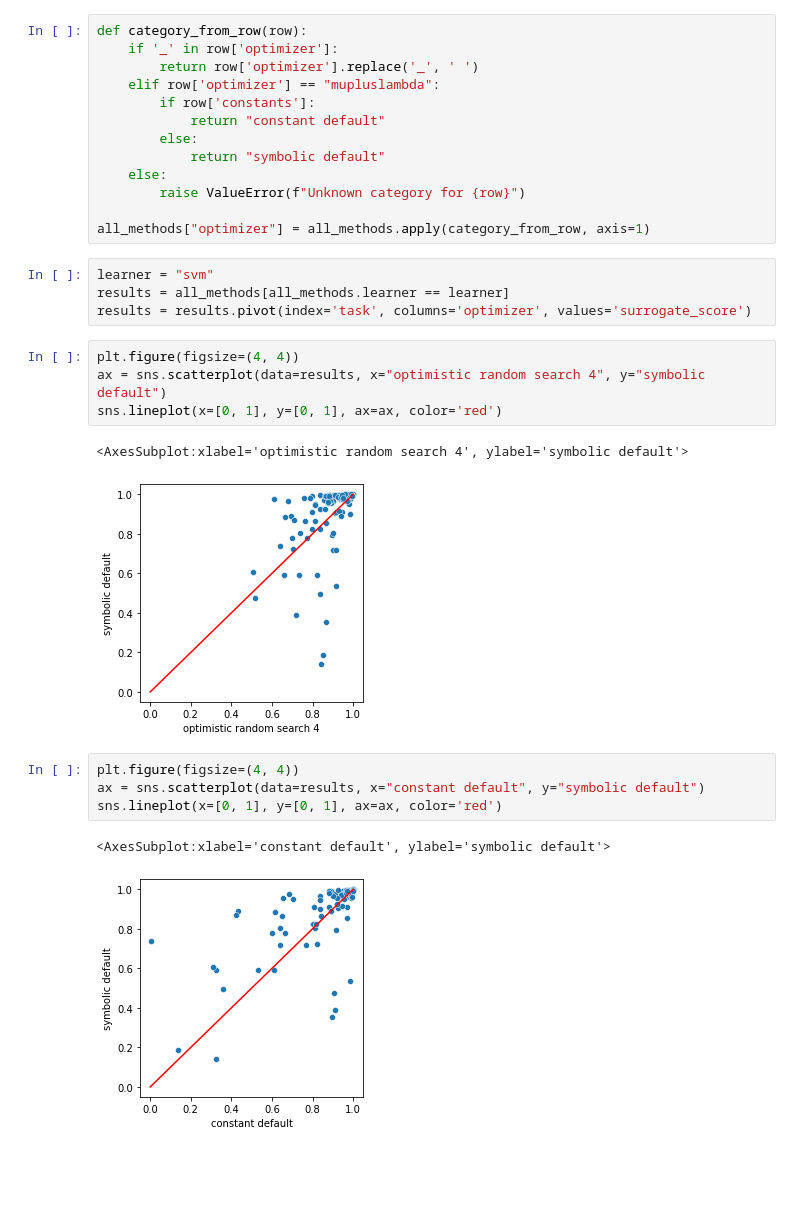
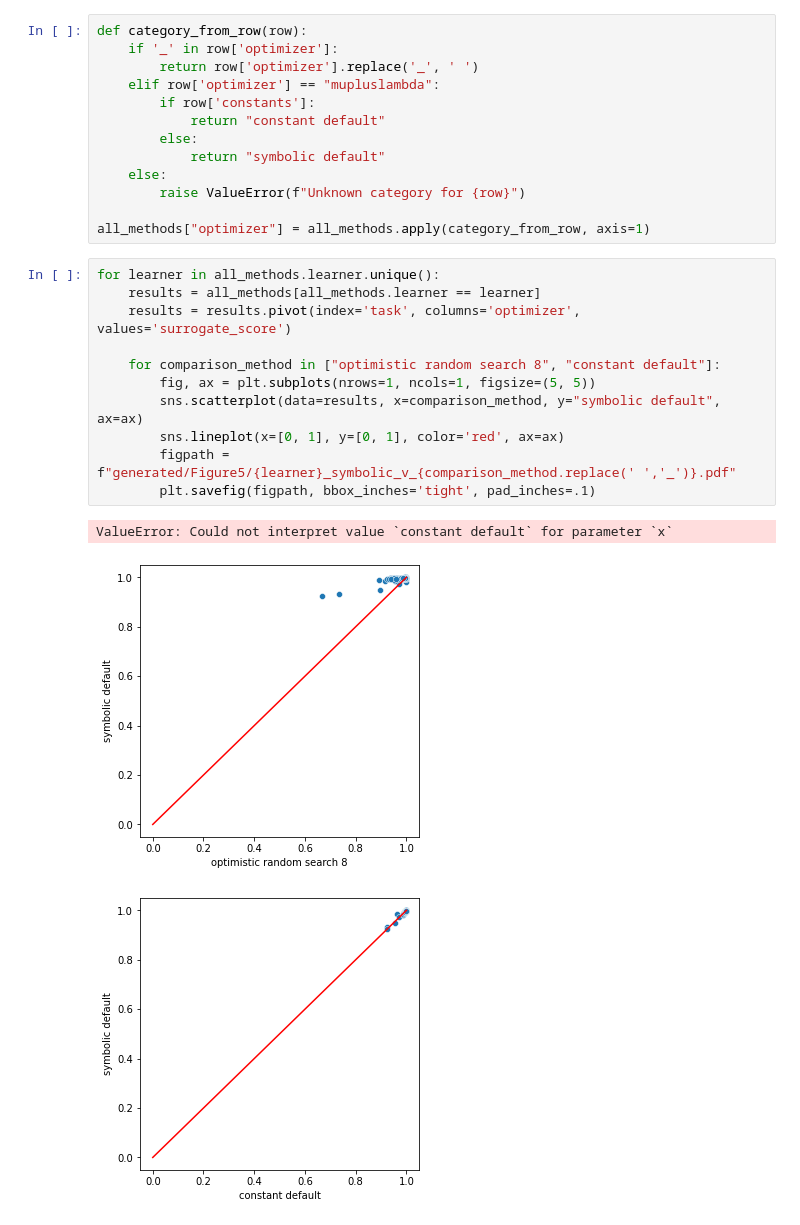
Before and after one commit to PGijsbers/symbolicdefaults, a Jupyter notebook: Figures/Figure 5 - Symbolic vs Constant and RS8.ipynb, the cells around one changed output. Cells and saved outputs as stored; diff of their text form; blank space fills up the shorter version.

Commit message:
Generate for each problem and save to file

```diff
--- a/Figures/Figure 5 - Symbolic vs Constant and RS8.ipynb
+++ b/Figures/Figure 5 - Symbolic vs Constant and RS8.ipynb
@@ -29,21 +32,18 @@ def category_from_row(row):
         raise ValueError(f"Unknown category for {row}")
 
 all_methods["optimizer"] = all_methods.apply(category_from_row, axis=1)
-# %%
-learner = "svm"
-results = all_methods[all_methods.learner == learner]
-results = results.pivot(index='task', columns='optimizer', values='surrogate_score')
-# %%
-plt.figure(figsize=(4, 4))
-ax = sns.scatterplot(data=results, x="optimistic random search 4", y="symbolic default")
-sns.lineplot(x=[0, 1], y=[0, 1], ax=ax, color='red')
-# %% [output]
-<AxesSubplot:xlabel='optimistic random search 4', ylabel='symbolic default'>
-[figure, removed]
-# %%
-plt.figure(figsize=(4, 4))
-ax = sns.scatterplot(data=results, x="constant default", y="symbolic default")
-sns.lineplot(x=[0, 1], y=[0, 1], ax=ax, color='red')
-# %% [output]
-<AxesSubplot:xlabel='constant default', ylabel='symbolic default'>
-[figure, removed]
+# %%
+for learner in all_methods.learner.unique():
+    results = all_methods[all_methods.learner == learner]
+    results = results.pivot(index='task', columns='optimizer', values='surrogate_score')
+
+    for comparison_method in ["optimistic random search 8", "constant default"]:
+        fig, ax = plt.subplots(nrows=1, ncols=1, figsize=(5, 5))
+        sns.scatterplot(data=results, x=comparison_method, y="symbolic default", ax=ax)
+        sns.lineplot(x=[0, 1], y=[0, 1], color='red', ax=ax)
+        figpath = f"generated/Figure5/{learner}_symbolic_v_{comparison_method.replace(' ','_')}.pdf"
+        plt.savefig(figpath, bbox_inches='tight', pad_inches=.1)
+# %% [output]
+ValueError: Could not interpret value `constant default` for parameter `x`
+[figure, added]
+[figure, added]
```
Also changed, not shown: parts of 2 cells of this notebook.
